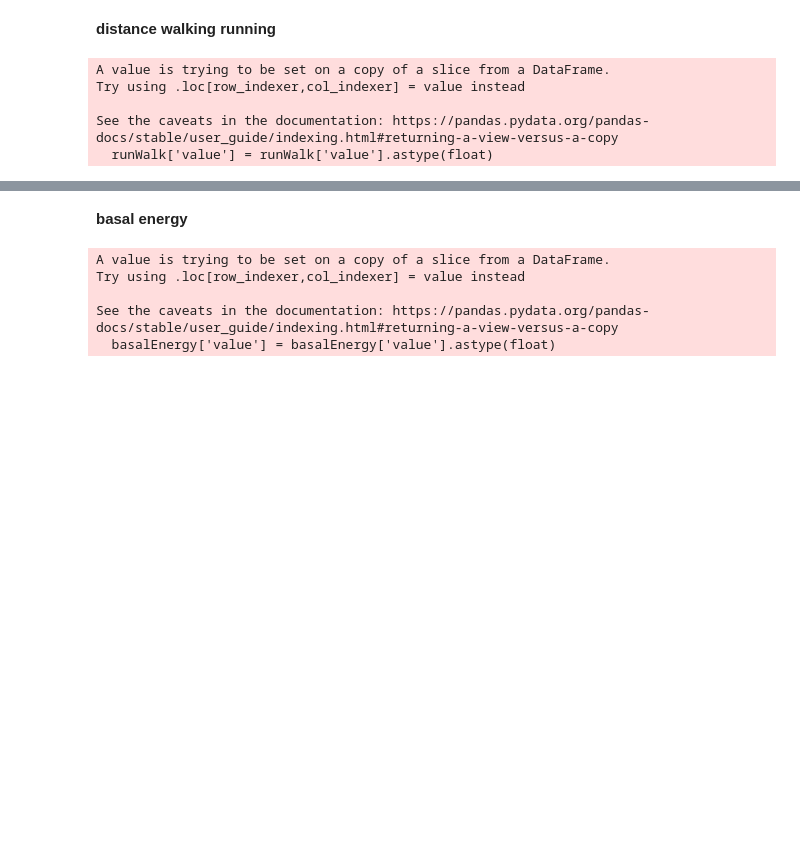
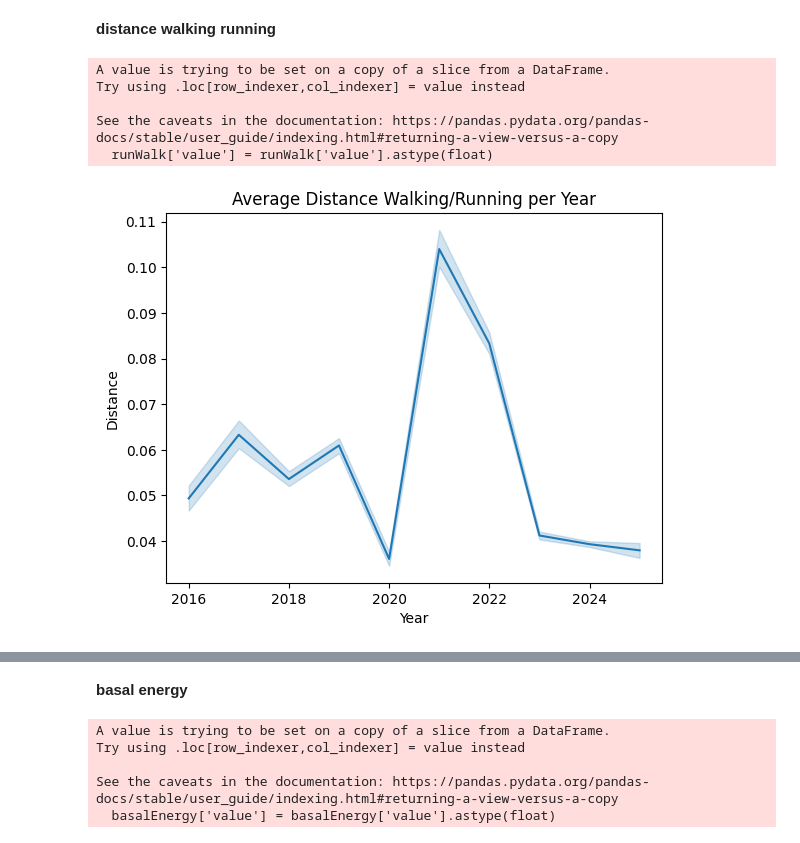
Before and after one commit to YomnaElmousalami/AppleHealthData_Analysis, a Jupyter notebook: Analyze_Sis_health_Data.ipynb, the cells around one changed output, grey strips where cells are left out. Drawn from its saved outputs; the diff is of its cells as text; code cells hidden in the pictures; blank space fills up the shorter version.

```diff
--- a/Analyze_Sis_health_Data.ipynb
+++ b/Analyze_Sis_health_Data.ipynb
@@ -1495,3 +1523,11 @@ Try using .loc[row_indexer,col_indexer] = value instead
 
 See the caveats in the documentation: https://pandas.pydata.org/pandas-docs/stable/user_guide/indexing.html#returning-a-view-versus-a-copy
   runWalk['value'] = runWalk['value'].astype(float)
+# %%
+sns.lineplot(data=runWalk, x = 'startYear', y = 'value', markers=True);
+plt.title('Average Distance Walking/Running per Year');
+plt.xlabel('Year');
+plt.ylabel('Distance');
+plt.show();
+# %% [output]
+[figure, added]
```
Also changed, not shown: parts of 14 cells of this notebook.
